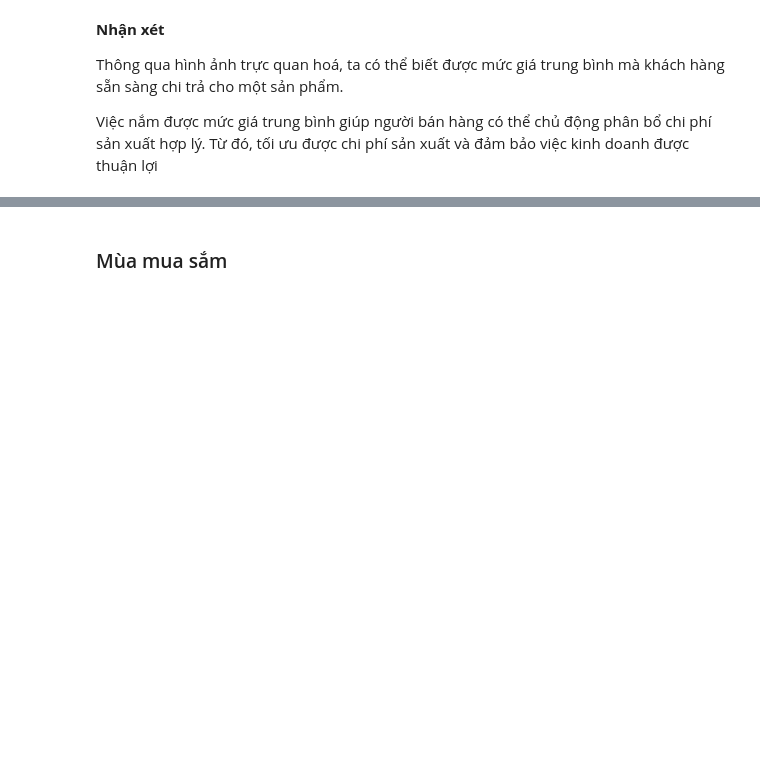
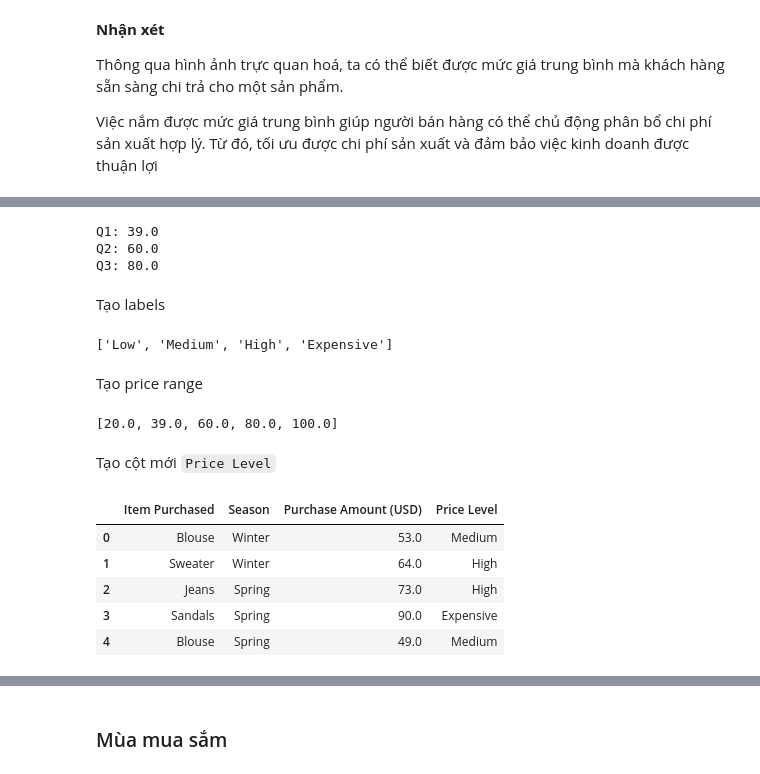
Before and after one commit to HuyAnhTon/Programming_DS, a Jupyter notebook: notebooks/question_huy.ipynb, the cells around one changed output, grey strips where cells are left out. Cells and saved outputs as stored; diff of their text form; code cells hidden in the pictures; blank space fills up the shorter version.

```diff
--- a/notebooks/question_huy.ipynb
+++ b/notebooks/question_huy.ipynb
@@ -51,7 +52,7 @@ Do mục tiêu của câu hỏi, ta chỉ giữ lại các cột mà ta quan tâ
 
 - `Purchase Amount (USD)`
 # %%
-shopping_df = df[["Item Purchased", "Season", "Purchase Amount (USD)"]]
+shopping_df = df[["Item Purchased", "Season", "Purchase Amount (USD)"]].copy()
 shopping_df.head()
 # %% [output]
 |  | Item Purchased | Season | Purchase Amount (USD) |
@@ -173,0 +181,41 @@ Việc nắm được mức giá trung bình giúp người bán hàng có thể
+# %%
+q1 = shopping_df["Purchase Amount (USD)"].quantile(0.25)
+q2 = shopping_df["Purchase Amount (USD)"].quantile(0.5)
+q3 = shopping_df["Purchase Amount (USD)"].quantile(0.75)
+
+print("Q1:", q1)
+print("Q2:", q2)
+print("Q3:", q3)
+# %% [output]
+Q1: 39.0
+Q2: 60.0
+Q3: 80.0
+# %% [markdown]
+Tạo labels
+# %%
+
+price_labels = ["Low", "Medium", "High", "Expensive"]
+price_labels
+# %% [output]
+['Low', 'Medium', 'High', 'Expensive']
+# %% [markdown]
+Tạo price range
+# %%
+price_range = [shopping_df["Purchase Amount (USD)"].min(), q1, q2, q3, shopping_df["Purchase Amount (USD)"].max()]
+price_range
+# %% [output]
+[20.0, 39.0, 60.0, 80.0, 100.0]
+# %% [markdown]
+Tạo cột mới `Price Level`
+# %%
+shopping_df['Price Level'] = pd.cut(shopping_df["Purchase Amount (USD)"],
+                                    bins= price_range,
+                                    labels= price_labels)
+shopping_df.head()
+# %% [output]
+|  | Item Purchased | Season | Purchase Amount (USD) | Price Level |
+| 0 | Blouse | Winter | 53.0 | Medium |
+| 1 | Sweater | Winter | 64.0 | High |
+| 2 | Jeans | Spring | 73.0 | High |
+| 3 | Sandals | Spring | 90.0 | Expensive |
+| 4 | Blouse | Spring | 49.0 | Medium |
```
Also changed, not shown: parts of 12 cells of this notebook, 3 other files.
